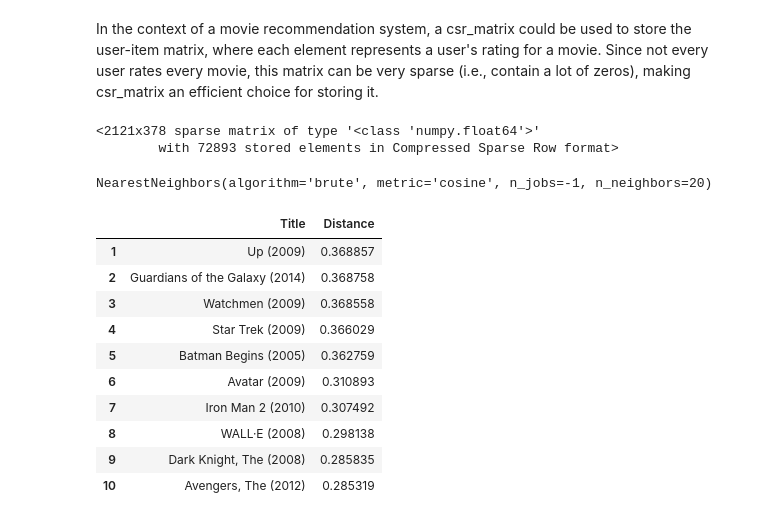
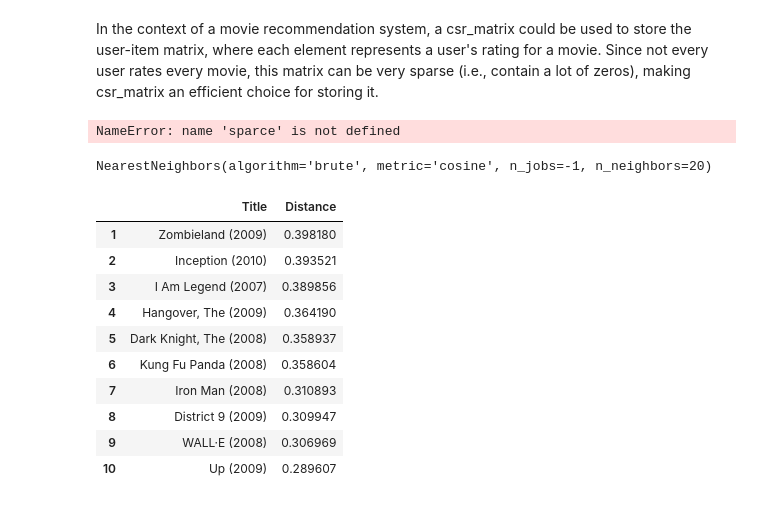
Before and after one commit to SurejSajeev/ML_Projects, a Jupyter notebook: movie_recommendation/Movie_Recommendation.ipynb, the cells around one changed output. Cells and saved outputs as stored; diff of their text form; code cells hidden in the pictures.

```diff
--- a/movie_recommendation/Movie_Recommendation.ipynb
+++ b/movie_recommendation/Movie_Recommendation.ipynb
@@ -257,10 +249,8 @@ In the context of a movie recommendation system, a csr_matrix could be used to s
 # %%
 csr_data = csr_matrix(final_dataset.values)
 final_dataset.reset_index(inplace=True)
-csr_data
 # %% [output]
-<2121x378 sparse matrix of type '<class 'numpy.float64'>'
-        with 72893 stored elements in Compressed Sparse Row format>
+NameError: name 'sparce' is not defined
 # %%
 knn = NearestNeighbors(metric='cosine', algorithm='brute', n_neighbors=20, n_jobs=-1)
 knn.fit(csr_data)
@@ -284,17 +274,17 @@ def get_movie_recommendation(movie_name):
         return df
     else:
         return "No movies found. Please check your input"
-# %%
-get_movie_recommendation('Iron Man')
-# %% [output]
-|  | Title | Distance |
-| 1 | Up (2009) | 0.368857 |
-| 2 | Guardians of the Galaxy (2014) | 0.368758 |
-| 3 | Watchmen (2009) | 0.368558 |
-| 4 | Star Trek (2009) | 0.366029 |
-| 5 | Batman Begins (2005) | 0.362759 |
-| 6 | Avatar (2009) | 0.310893 |
-| 7 | Iron Man 2 (2010) | 0.307492 |
-| 8 | WALL·E (2008) | 0.298138 |
-| 9 | Dark Knight, The (2008) | 0.285835 |
-| 10 | Avengers, The (2012) | 0.285319 |
+# %%
+get_movie_recommendation('Avatar')
+# %% [output]
+|  | Title | Distance |
+| 1 | Zombieland (2009) | 0.398180 |
+| 2 | Inception (2010) | 0.393521 |
+| 3 | I Am Legend (2007) | 0.389856 |
+| 4 | Hangover, The (2009) | 0.364190 |
+| 5 | Dark Knight, The (2008) | 0.358937 |
+| 6 | Kung Fu Panda (2008) | 0.358604 |
+| 7 | Iron Man (2008) | 0.310893 |
+| 8 | District 9 (2009) | 0.309947 |
+| 9 | WALL·E (2008) | 0.306969 |
+| 10 | Up (2009) | 0.289607 |
```
Also changed, not shown: parts of 1 cell of this notebook.
